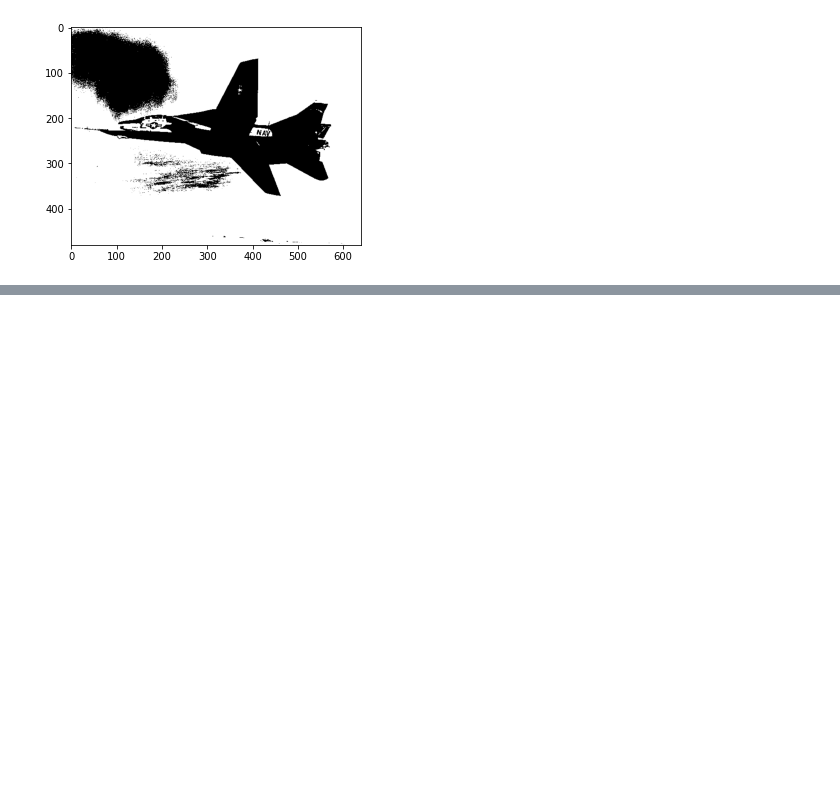
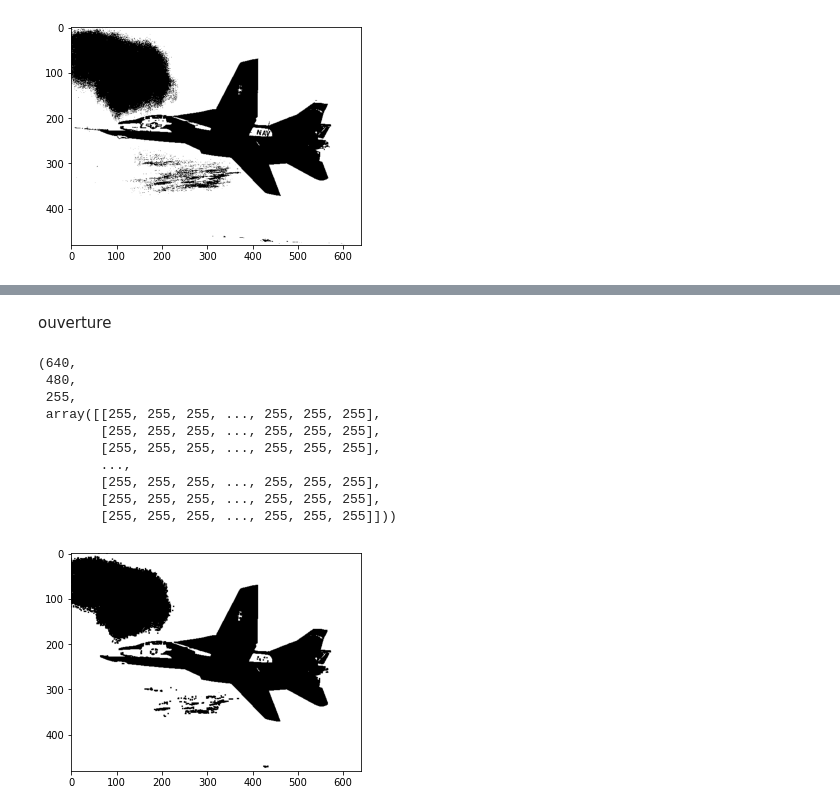
Before and after one commit to hamza-mahjoub/image-processing, a Jupyter notebook: app.ipynb, the cells around one changed output, grey strips where cells are left out. Drawn from its saved outputs; the diff is of its cells as text; code cells hidden in the pictures; blank space fills up the shorter version.

```diff
--- a/app.ipynb
+++ b/app.ipynb
@@ -599,0 +671,21 @@ otsu(data)
+# %% [markdown]
+ouverture
+# %%
+def ouverture(data,size):
+    data_eros = erosion(data,size)
+    width,height,max_l,ouv_image = dilatation(data_eros,size)
+    plt.imshow(Image.fromarray(ouv_image))
+
+ouverture(binary,3)
+# %% [output]
+(640,
+ 480,
+ 255,
+ array([[255, 255, 255, ..., 255, 255, 255],
+        [255, 255, 255, ..., 255, 255, 255],
+        [255, 255, 255, ..., 255, 255, 255],
+        ...,
+        [255, 255, 255, ..., 255, 255, 255],
+        [255, 255, 255, ..., 255, 255, 255],
+        [255, 255, 255, ..., 255, 255, 255]]))
+[figure, added]
```
Also changed, not shown: parts of 11 cells of this notebook, 4 other files.
